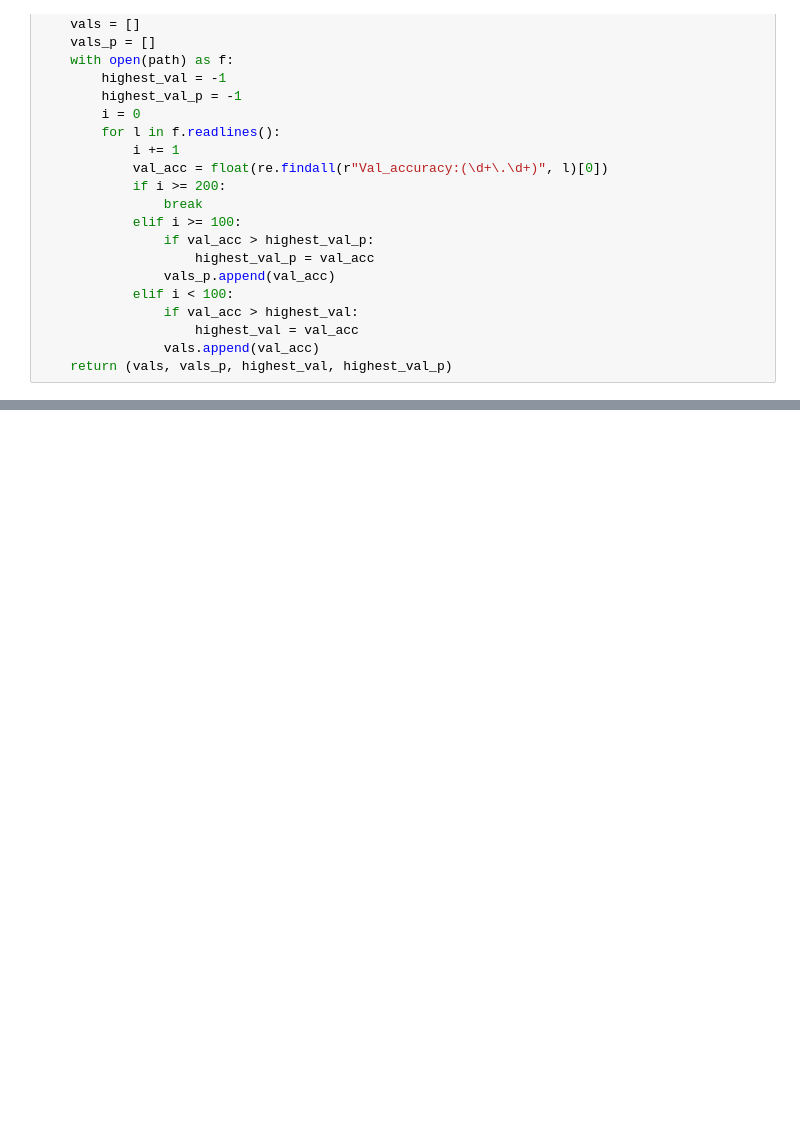
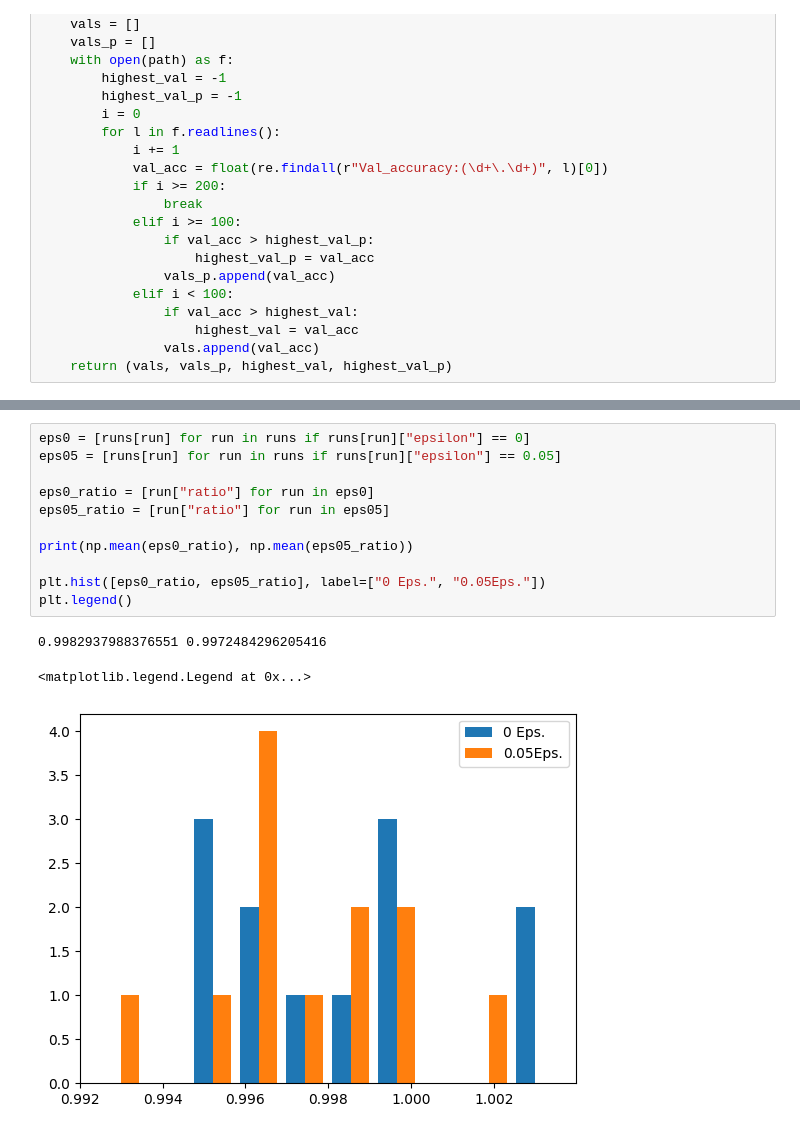
Before and after one commit to awesomealex1/minf2, a Jupyter notebook: hp_exploration.ipynb, the cells around one changed output, grey strips where cells are left out. Cells and saved outputs as stored; diff of their text form; blank space fills up the shorter version.

```diff
--- a/hp_exploration.ipynb
+++ b/hp_exploration.ipynb
@@ -138,3 +156,18 @@ plt.legend()
+# %%
+eps0 = [runs[run] for run in runs if runs[run]["epsilon"] == 0]
+eps05 = [runs[run] for run in runs if runs[run]["epsilon"] == 0.05]
+
+eps0_ratio = [run["ratio"] for run in eps0]
+eps05_ratio = [run["ratio"] for run in eps05]
+
+print(np.mean(eps0_ratio), np.mean(eps05_ratio))
+
+plt.hist([eps0_ratio, eps05_ratio], label=["0 Eps.", "0.05Eps."])
+plt.legend()
+# %% [output]
+0.9982937988376551 0.9972484296205416
+<matplotlib.legend.Legend at 0x...>
+[figure, added]
 # %%
 lr01 = [runs[run] for run in runs if runs[run]["poison_lr"] == 0.1]
 lr001 = [runs[run] for run in runs if runs[run]["poison_lr"] == 0.01]
```
Also changed, not shown: parts of 9 cells of this notebook, 1 other file.
